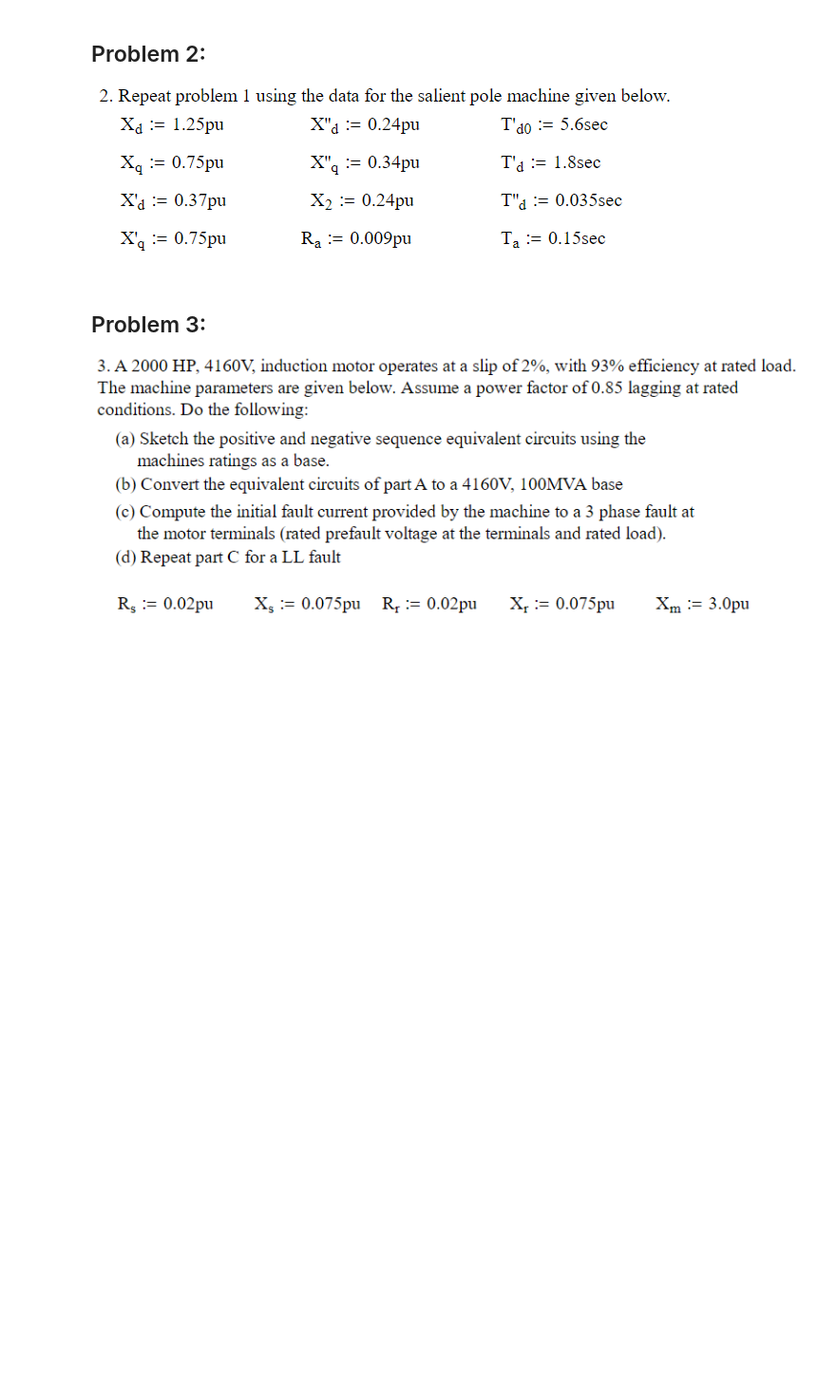
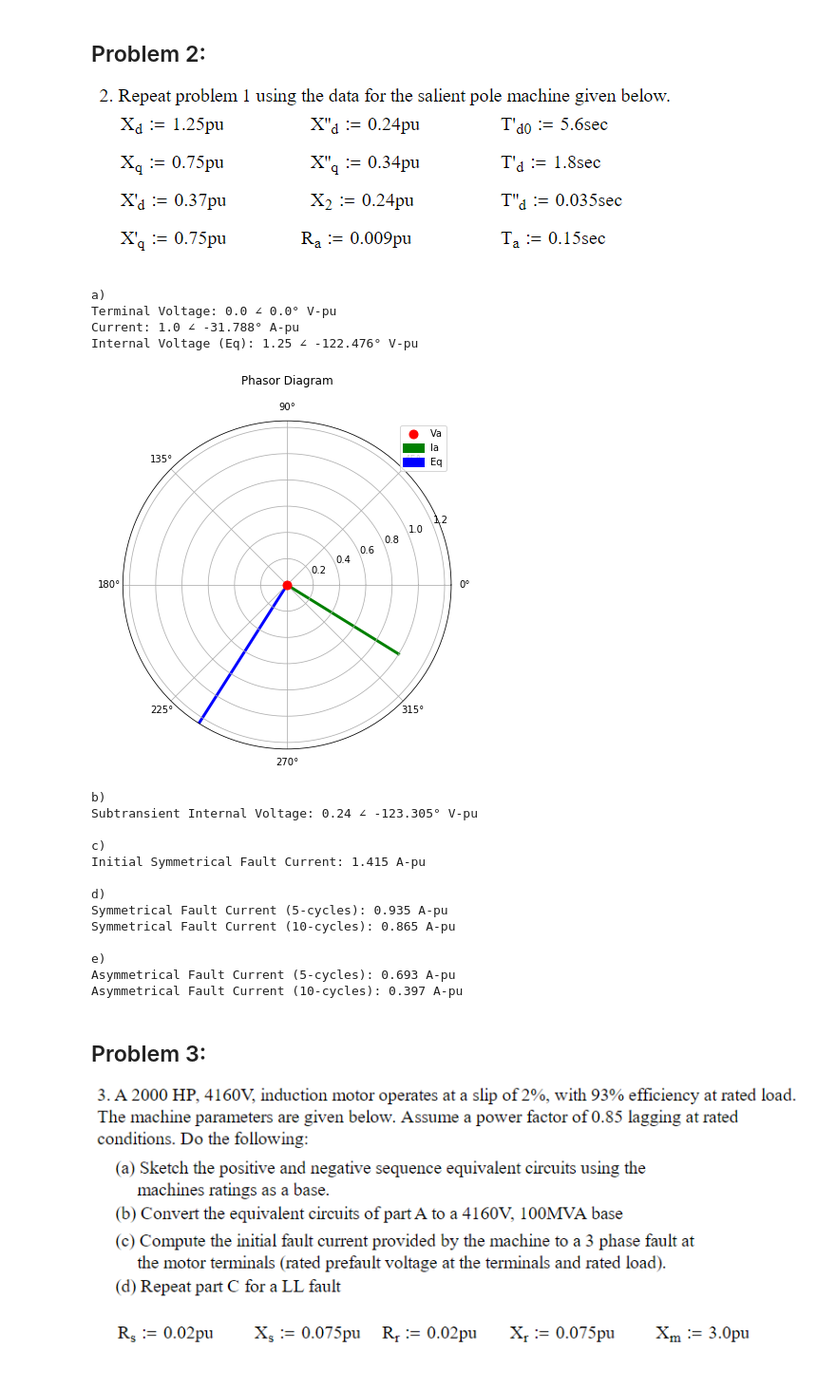
Before and after one commit to engineerjoe440/ece_classes, a Jupyter notebook: ECE523/HWK6/HWK6.ipynb, the cells around one changed output. Shown at 95% size. Drawn from its saved outputs; the diff is of its cells as text; code cells hidden in the pictures; blank space fills up the shorter version.

```diff
--- a/ECE523/HWK6/HWK6.ipynb
+++ b/ECE523/HWK6/HWK6.ipynb
@@ -181,6 +295,85 @@ print(synmach_Iasym(ep.tcycle(10),Eq,0.3,0.4,0.15))
 ## Problem 2:
 
 ![2.png](attachment:2.png)
+# %%
+# Define Machine Parameters
+Xd = 1.25
+Xq = 0.75
+Xdp = 0.37
+Xqp = 0.75
+Xdpp = 0.24
+Xqpp = 0.34
+X2 = 0.24
+Ra = 0.009
+Tdp0 = 5.6
+Tdp = 1.8
+Tdpp = 0.035
+Ta = 0.15
+
+### A)
+
+# Define Terminal Voltage According to Faulted Condition
+Va = ep.phasor(0,0)
+print("a)")
+ep.cprint(Va,"V-pu","Terminal Voltage:")
+
+# Calculate the angle of the Current
+Ia = vipf(Va,I,PF,"I")
+ep.cprint(Ia,"A-pu","Current:")
+
+# Calculate Eq
+Eq = synmach_Eq(Va,Ia,PF,Ra,Xd,Xq)
+ep.cprint(Eq,"V-pu","Internal Voltage (Eq):")
+
+# Plot Phasor Diagram
+ep.phasorplot([Va,Ia,Eq],labels=["Va","Ia","Eq"],size=6,linewidth=3,colors=['red','green','blue'])
+
+### B)
+
+# Calculate E"q
+Eqpp = synmach_Eq(Va,Ia,PF,Ra,Xdpp,Xqpp)
+print("\nb)")
+ep.cprint(Eqpp,"V-pu","Subtransient Internal Voltage:")
+
+### C)
+
+# Calculate Initial Symmetrical Fault Current
+Isym0 = synmach_Ia(0,Eqpp,Xd,Xdp,Xdpp,Tdp,Tdpp)
+print("\nc)\nInitial Symmetrical Fault Current:",round(Isym0,3),"A-pu")
+
+### D)
+
+# Calculate Symmetrical Fault Current after 5 and 10 cycles
+t = ep.tcycle([5,10])
+Isym_5_10 = synmach_Ia(t,Eqpp,Xd,Xdp,Xdpp,Tdp,Tdpp)
+print("\nd)\nSymmetrical Fault Current (5-cycles):",round(Isym_5_10[0],3),"A-pu")
+print("Symmetrical Fault Current (10-cycles):",round(Isym_5_10[1],3),"A-pu")
+
+### E)
+
+# Calculate Asymmetrical Fault Current after 5 and 10 cycles
+Iasym_5_10 = synmach_Iasym(t,Eqpp,Xdpp,Xqpp,Ta)
+print("\ne)\nAsymmetrical Fault Current (5-cycles):",round(Iasym_5_10[0],3),"A-pu")
+print("Asymmetrical Fault Current (10-cycles):",round(Iasym_5_10[1],3),"A-pu")
+# %% [output]
+a)
+Terminal Voltage: 0.0 ∠ 0.0° V-pu
+Current: 1.0 ∠ -31.788° A-pu
+Internal Voltage (Eq): 1.25 ∠ -122.476° V-pu
+[figure, added]
+b)
+Subtransient Internal Voltage: 0.24 ∠ -123.305° V-pu
+
+c)
+Initial Symmetrical Fault Current: 1.415 A-pu
+
+d)
+Symmetrical Fault Current (5-cycles): 0.935 A-pu
+Symmetrical Fault Current (10-cycles): 0.865 A-pu
+
+e)
+Asymmetrical Fault Current (5-cycles): 0.693 A-pu
+Asymmetrical Fault Current (10-cycles): 0.397 A-pu
 # %% [markdown]
 ## Problem 3:
 
```
Also changed, not shown: parts of 3 cells of this notebook.
